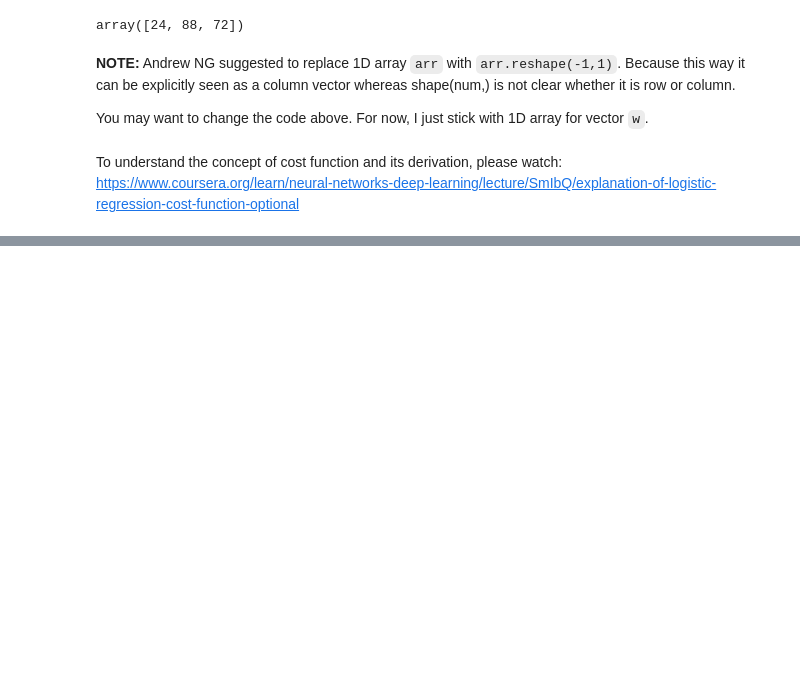
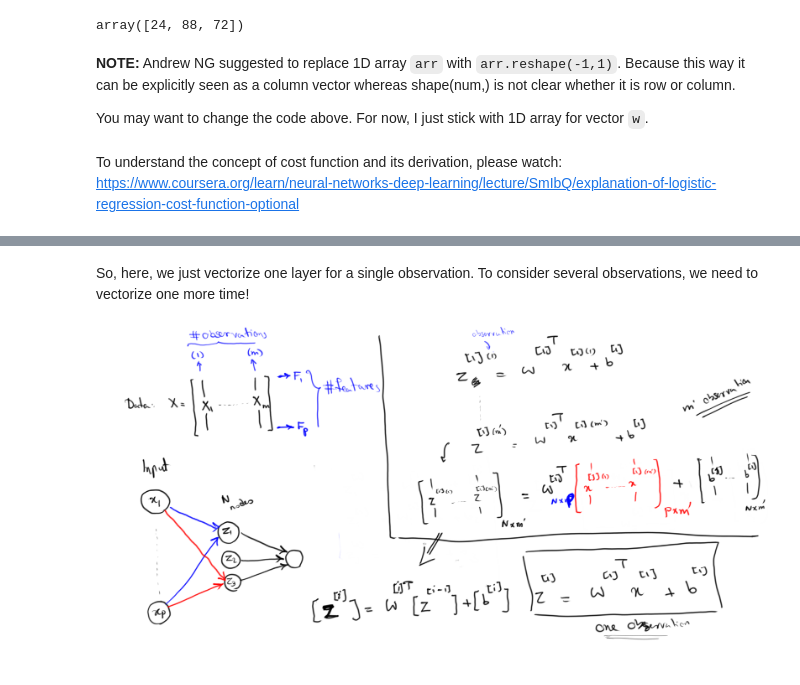
Before and after one commit to NimaSarajpoor/TFDL_Zero2Hero, a Jupyter notebook: TFDL_What_is_NN_03.ipynb, the cells around one changed output, grey strips where cells are left out. Cells and saved outputs as stored; diff of their text form; code cells hidden in the pictures; blank space fills up the shorter version.

```diff
--- a/TFDL_What_is_NN_03.ipynb
+++ b/TFDL_What_is_NN_03.ipynb
@@ -386,0 +410,6 @@ https://www.coursera.org/learn/neural-networks-deep-learning/lecture/SmIbQ/expla
+# %% [markdown]
+So, here, we just vectorize one layer for a single observation. To consider several observations, we need to vectorize one more time!
+# %%
+Image(filename = PATH + "NN_vectorization_extend.png", width=800, height=500)
+# %% [output]
+[figure, added]
```
Also changed, not shown: parts of 7 cells of this notebook.
